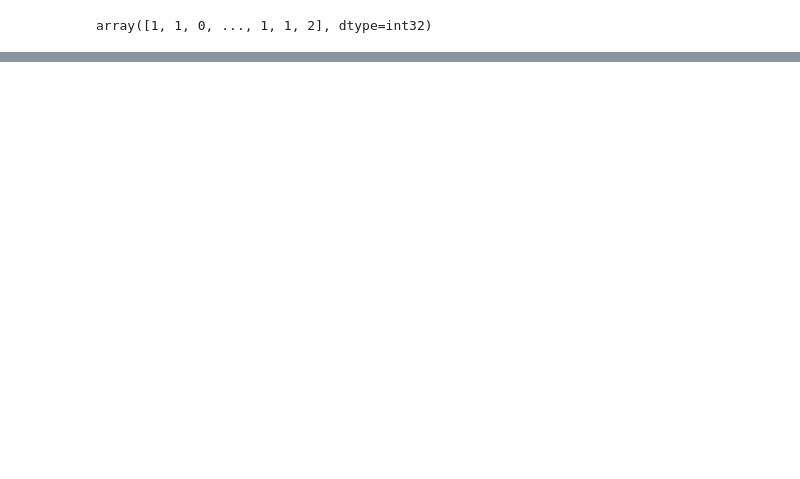
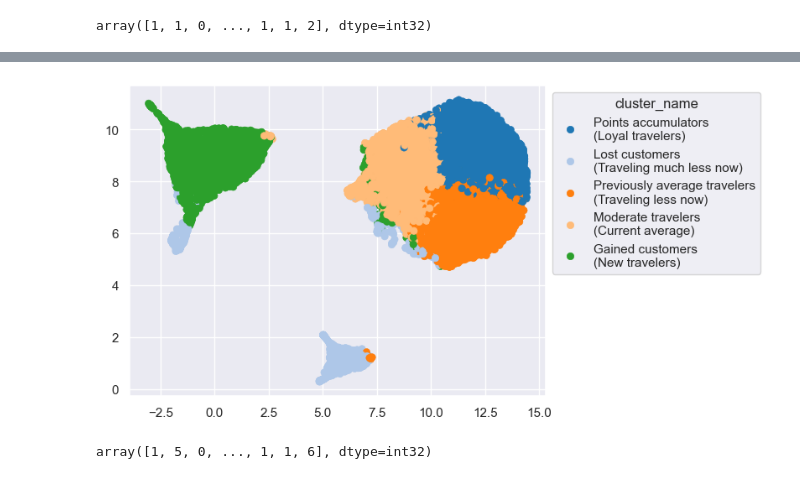
Before and after one commit to luisbdavila/Airline_Customer_Segmentation_DataMining_Project_Python, a Jupyter notebook: Final_delivery/Code/yearly_behavioral.ipynb, the cells around one changed output, grey strips where cells are left out. Cells and saved outputs as stored; diff of their text form; code cells hidden in the pictures; blank space fills up the shorter version.

```diff
--- a/Final_delivery/Code/yearly_behavioral.ipynb
+++ b/Final_delivery/Code/yearly_behavioral.ipynb
@@ -487,0 +457,17 @@ For n_clusters = 19, the average silhouette_score is : 0.14693023391236681
+# %%
+umap_original = umap.UMAP(n_neighbors = 50, random_state = 0).fit_transform(df_for_modeling)
+targets = df_concat['cluster_name']
+ax = sns.scatterplot(x=umap_original[:, 0], y=umap_original[:, 1], palette='tab20',
+                         hue=targets, legend='full', edgecolor=None)
+sns.move_legend(ax, loc='upper left', bbox_to_anchor=(1, 1))
+plt.show()
+# %% [output]
+[figure, added]
+# %%
+# final cluster solution with 8
+number_clusters = 8
+kmclust = KMeans(n_clusters=number_clusters, init='k-means++', random_state=22)
+km_labels = kmclust.fit_predict(df_for_modeling)
+km_labels
+# %% [output]
+array([1, 5, 0, ..., 1, 1, 6], dtype=int32)
```
Also changed, not shown: parts of 24 cells of this notebook.
